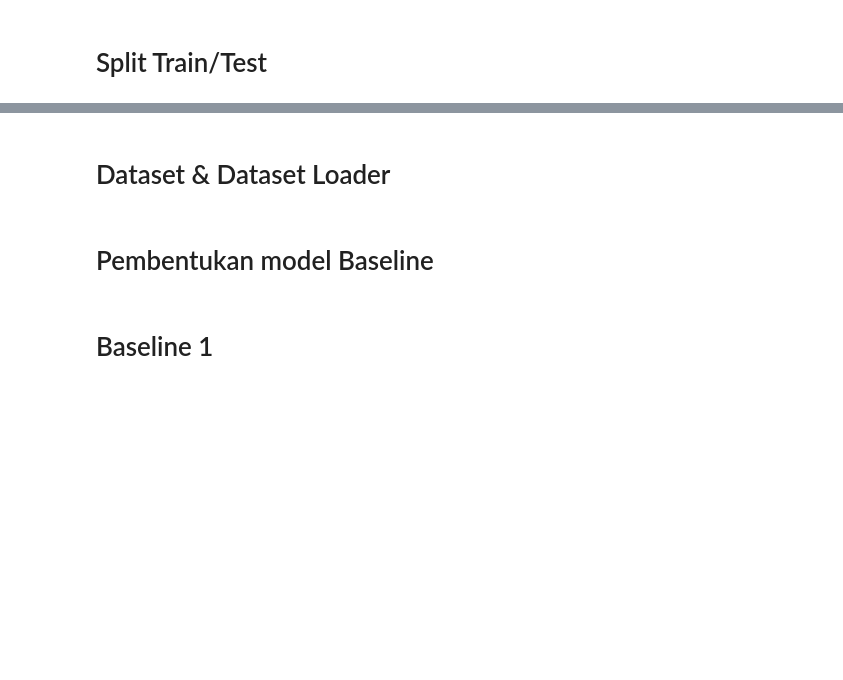
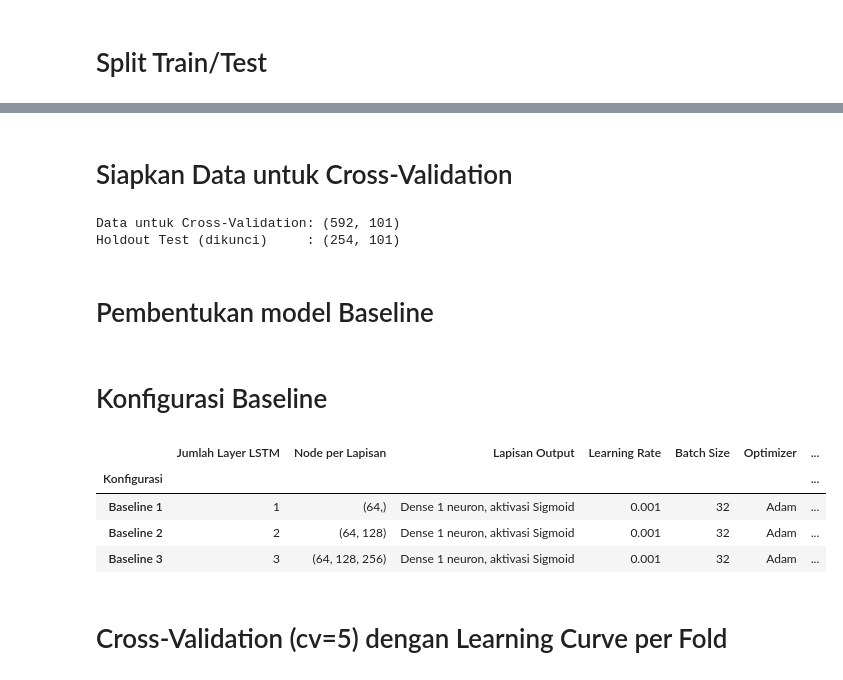
Before and after one commit to EmirAtthariq/Smiles2Vec_LSTM, a Jupyter notebook: smiles2vec_LSTM.ipynb, the cells around one changed output, grey strips where cells are left out. Drawn from its saved outputs; the diff is of its cells as text; code cells hidden in the pictures; blank space fills up the shorter version.

```diff
--- a/smiles2vec_LSTM.ipynb
+++ b/smiles2vec_LSTM.ipynb
@@ -183,22 +178,17 @@ print(X_train.shape, X_test.shape)
 # %% [markdown]
-# Dataset & Dataset Loader
+# Siapkan Data untuk Cross-Validation
 # %%
-class SmilesDataset(Dataset):
-    def __init__(self, X, y):
-        self.X = torch.tensor(X, dtype=torch.long)
-        self.y = torch.tensor(y, dtype=torch.float32)
+X_cv = X_train.astype(np.int64)
+Y_cv = Y_train.flatten().astype(np.int64) if Y_train.ndim > 1 else Y_train.astype(np.int64)
 
-    def __len__(self):
-        return len(self.X)
+X_test_int = X_test.astype(np.int64)
+Y_test_int = Y_test.flatten().astype(np.int64) if Y_test.ndim > 1 else Y_test.astype(np.int64)
 
-    def __getitem__(self, idx):
-        return self.X[idx], self.y[idx]
-
-train_dataset = SmilesDataset(X_train, Y_train)
-test_dataset  = SmilesDataset(X_test, Y_test)
-
-train_loader = DataLoader(train_dataset, batch_size=32, shuffle=True)
-test_loader  = DataLoader(test_dataset, batch_size=32, shuffle=False)
+print("Data untuk Cross-Validation:", X_cv.shape)
+print("Holdout Test (dikunci)     :", X_test_int.shape)
+# %% [output]
+Data untuk Cross-Validation: (592, 101)
+Holdout Test (dikunci)     : (254, 101)
 # %% [markdown]
 # Pembentukan model Baseline
 # %%
@@ -368,4 +303,35 @@ def plot_and_save_learning_curve(history, model_name, save_dir=SAVE_DIR):
     plt.show()
+# %% [markdown]
+# Konfigurasi Baseline
+# %%
+baseline_configs = {
+    "Baseline 1": [64],
+    "Baseline 2": [64, 128],
+    "Baseline 3": [64, 128, 256],
+}
+
+config_table = []
+
+for name, units_list in baseline_configs.items():
+    config_table.append({
+        "Konfigurasi": name,
+        "Jumlah Layer LSTM": len(units_list),
+        "Node per Lapisan": str(tuple(units_list)),
+        "Lapisan Output": "Dense 1 neuron, aktivasi Sigmoid",
+        "Learning Rate": 0.001,
+        "Batch Size": 32,
+        "Optimizer": "Adam",
+        "Epoch": 50,
+    })
+
+config_df = pd.DataFrame(config_table).set_index("Konfigurasi")
+display(config_df)
+# %% [output]
+|  | Jumlah Layer LSTM | Node per Lapisan | Lapisan Output | Learning Rate | Batch Size | Optimizer | ... |
+| Konfigurasi |  |  |  |  |  |  | ... |
+| Baseline 1 | 1 | (64,) | Dense 1 neuron, aktivasi Sigmoid | 0.001 | 32 | Adam | ... |
+| Baseline 2 | 2 | (64, 128) | Dense 1 neuron, aktivasi Sigmoid | 0.001 | 32 | Adam | ... |
+| Baseline 3 | 3 | (64, 128, 256) | Dense 1 neuron, aktivasi Sigmoid | 0.001 | 32 | Adam | ... |
 # %% [markdown]
-# Baseline 1
+# Cross-Validation (cv=5) dengan Learning Curve per Fold
 # %%
```
Also changed, not shown: parts of 38 cells of this notebook, 3 other files.
